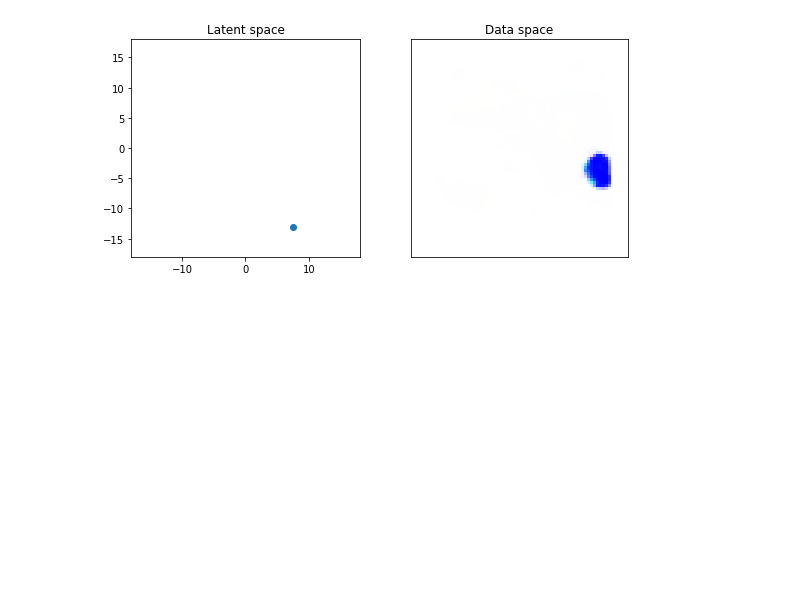
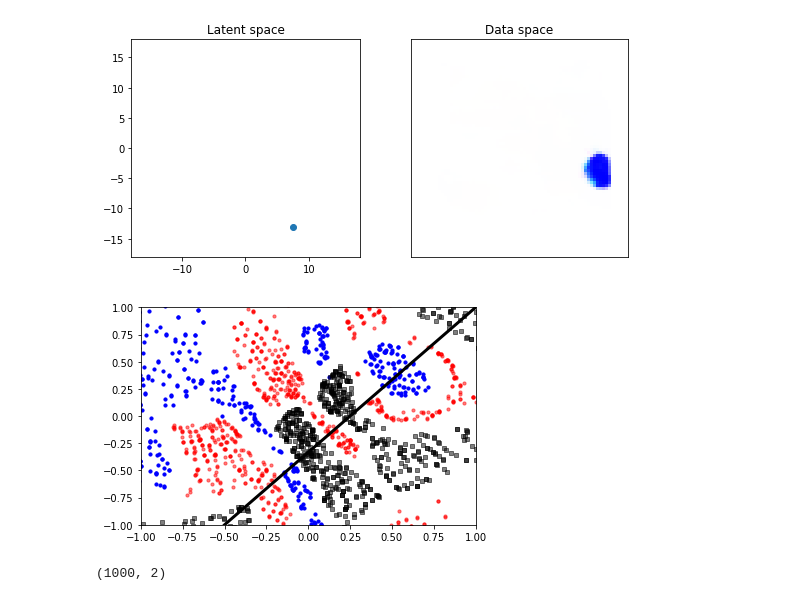
Before and after one commit to NBK-code/Normalizing-Flows-and-VAEs, a Jupyter notebook: Shape_Color_Generalization_VAE.ipynb, the cells around one changed output. Saved outputs shown, nothing was run; the diff lists cells and outputs as text; code cells hidden in the pictures; blank space fills up the shorter version.

```diff
--- a/Shape_Color_Generalization_VAE.ipynb
+++ b/Shape_Color_Generalization_VAE.ipynb
@@ -486,3 +486,26 @@ HTML(a.to_html5_video())
 # %% [output]
 [interactive output not drawn]
 [figure]
+# %%
+x_l = []
+y_l = []
+latent_emb = []
+alpha_ = 0.01
+n_pts = 1000
+
+for i in range(n_pts):
+  x = -0.5 + (i/n_pts)*1.5
+  y = -1.0 + (i/n_pts)*2.0
+  x_l.append(x)
+  y_l.append(y)
+  latent_emb.append([x,y])
+# %%
+plt.plot(x_l,y_l, color = 'black', linewidth=3)
+plt.scatter(x_blue_dot,y_blue_dot, color = 'blue', s = 10)
+plt.scatter(x_red_dot,y_red_dot, color = 'red', s = 10, alpha = 0.5)
+plt.scatter(x_red_rectangle,y_red_rectangle, color = 'black', s = 10, marker = 's', alpha = 0.5)
+plt.xlim(-1,1)
+plt.ylim(-1,1)
+plt.show()
+# %% [output]
+[figure, added]
@@ -488,0 +514,4 @@ HTML(a.to_html5_video())
+# %%
+latent_emb_np.shape
+# %% [output]
+(1000, 2)
```
Also changed, not shown: parts of 4 cells of this notebook.
